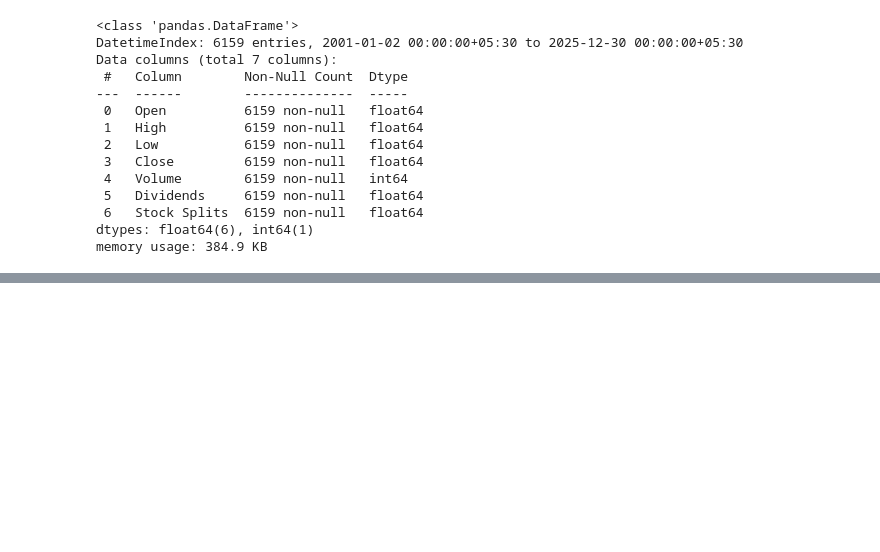
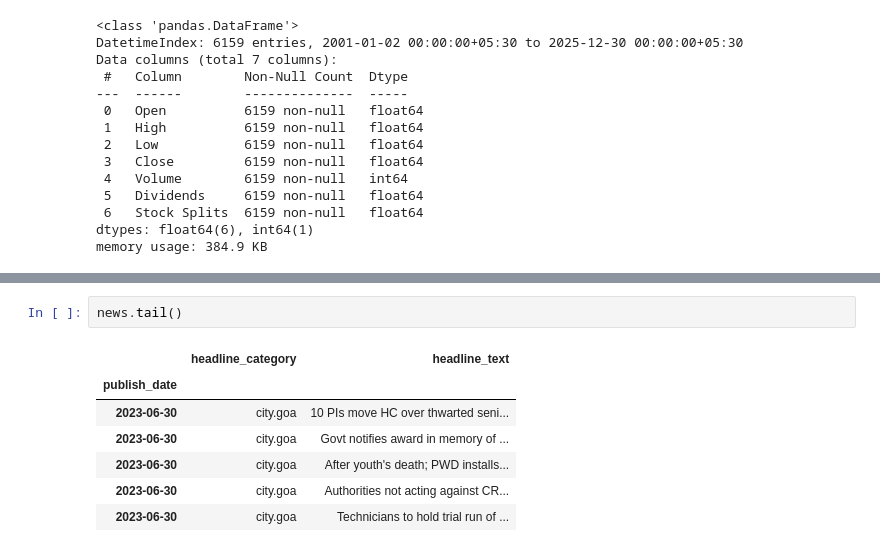
Before and after one commit to hossaintaufiq/StockPricePrediction, a Jupyter notebook: Stock_Price_Prediction.ipynb, the cells around one changed output, grey strips where cells are left out. Drawn from its saved outputs; the diff is of its cells as text; blank space fills up the shorter version.

```diff
--- a/Stock_Price_Prediction.ipynb
+++ b/Stock_Price_Prediction.ipynb
@@ -57,0 +68,10 @@ news= pd.read_csv
+# %%
+news.tail()
+# %% [output]
+|  | headline_category | headline_text |
+| publish_date |  |  |
+| 2023-06-30 | city.goa | 10 PIs move HC over thwarted seni... |
+| 2023-06-30 | city.goa | Govt notifies award in memory of ... |
+| 2023-06-30 | city.goa | After youth's death; PWD installs... |
+| 2023-06-30 | city.goa | Authorities not acting against CR... |
+| 2023-06-30 | city.goa | Technicians to hold trial run of ... |
```
Also changed, not shown: parts of 7 cells of this notebook.
